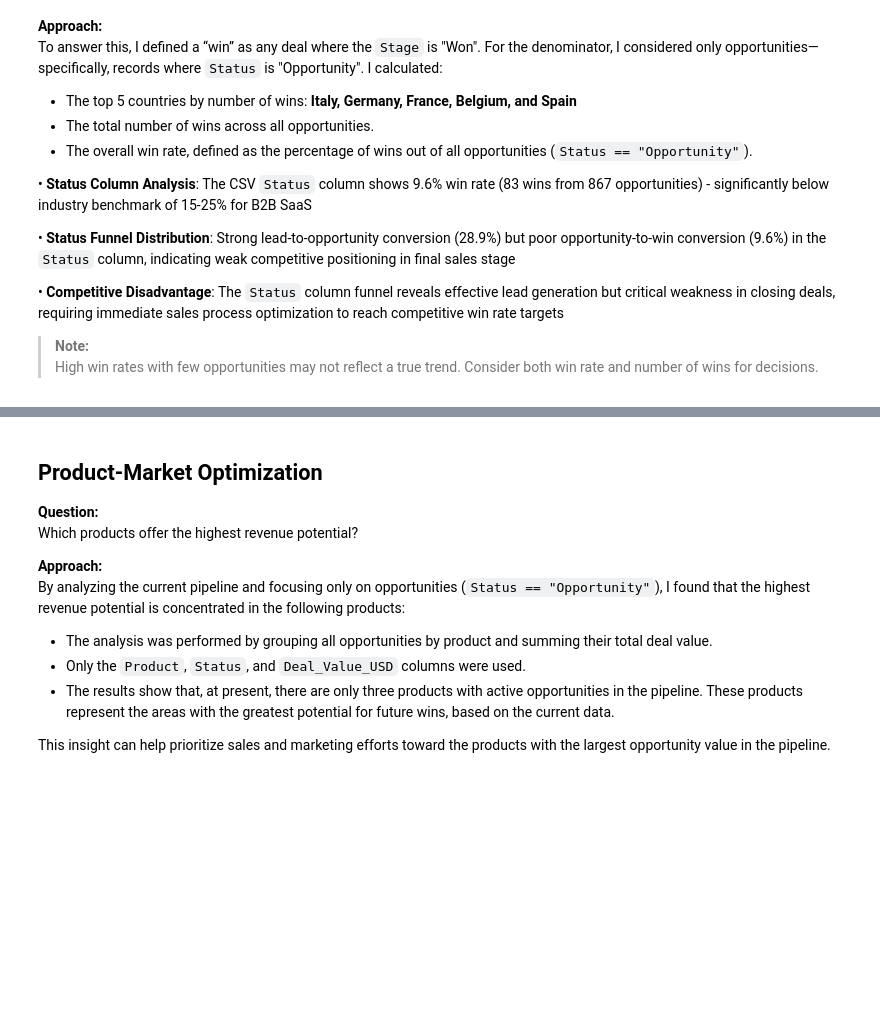
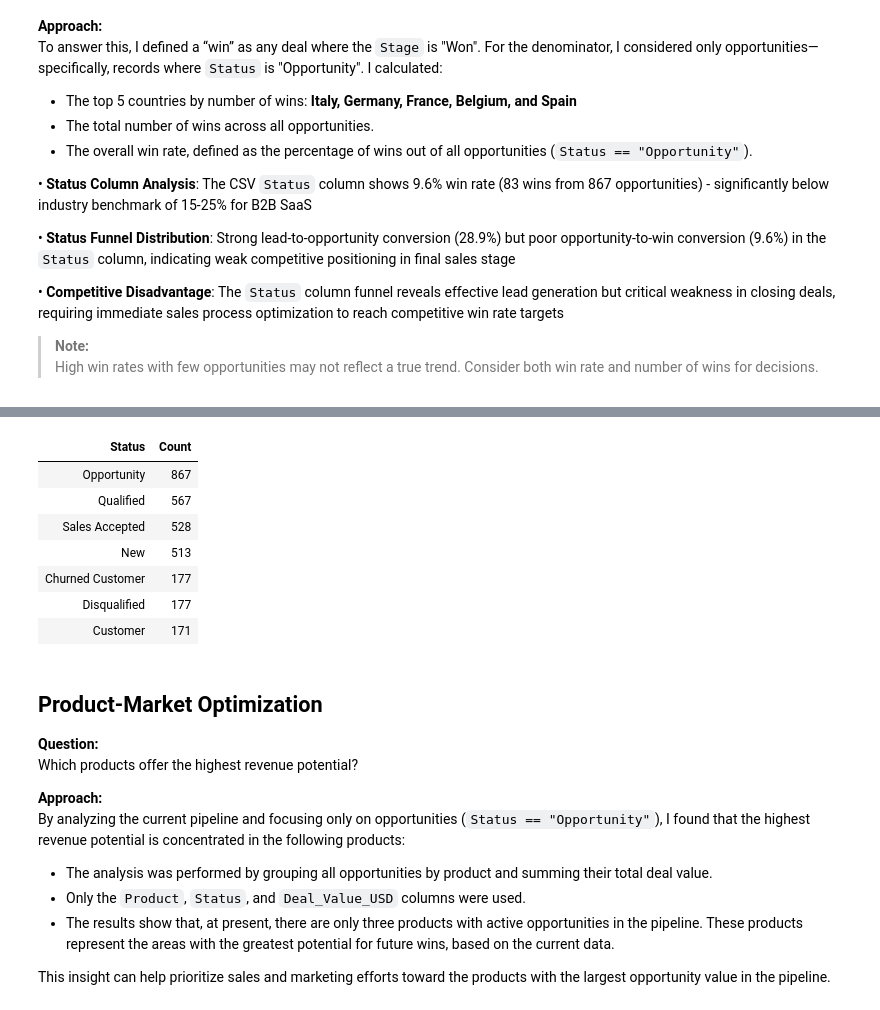
Before and after one commit to FarooqSyed0/CRM_Sales_Pipeline, a Jupyter notebook: src/impact_questions.ipynb, the cells around one changed output, grey strips where cells are left out. Saved outputs shown, nothing was run; the diff lists cells and outputs as text; code cells hidden in the pictures; blank space fills up the shorter version.

```diff
--- a/src/impact_questions.ipynb
+++ b/src/impact_questions.ipynb
@@ -300,0 +233,30 @@ Status Distribution:
+# %%
+import pandas as pd
+from IPython.display import display, HTML
+
+# Load the CSV file
+df = pd.read_csv('CRM-and-Sales-Pipelines_cleaned.csv')
+
+# Count occurrences of each Status
+status_counts = df['Status'].value_counts().reset_index()
+status_counts.columns = ['Status', 'Count']
+
+# Remove index and center all columns
+display(HTML(
+    status_counts.style
+        .set_table_styles([
+            {'selector': 'th', 'props': [('text-align', 'center')]},
+            {'selector': 'td', 'props': [('text-align', 'center')]}
+        ])
+        .hide(axis='index')
+        .to_html()
+))
+# %% [output]
+| Status | Count |
+| Opportunity | 867 |
+| Qualified | 567 |
+| Sales Accepted | 528 |
+| New | 513 |
+| Churned Customer | 177 |
+| Disqualified | 177 |
+| Customer | 171 |
```
Also changed, not shown: parts of 3 cells of this notebook.
